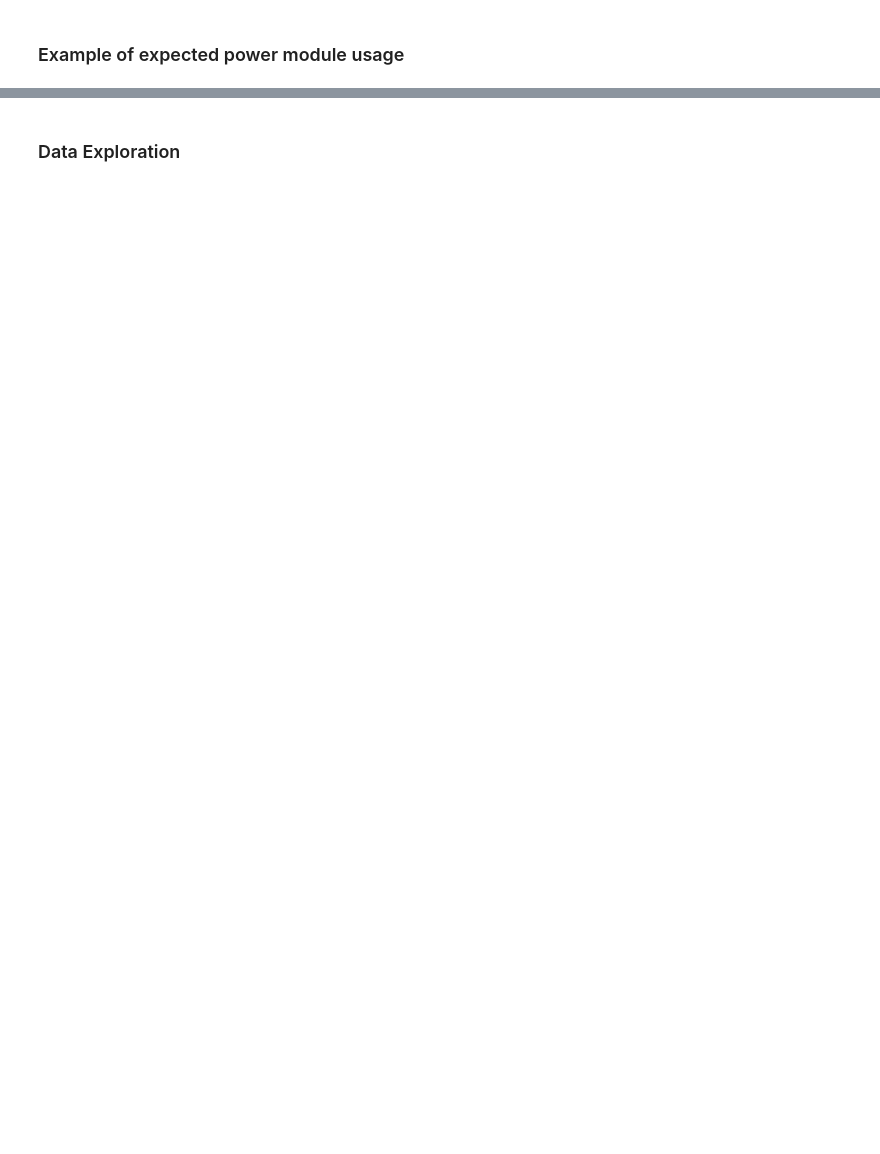
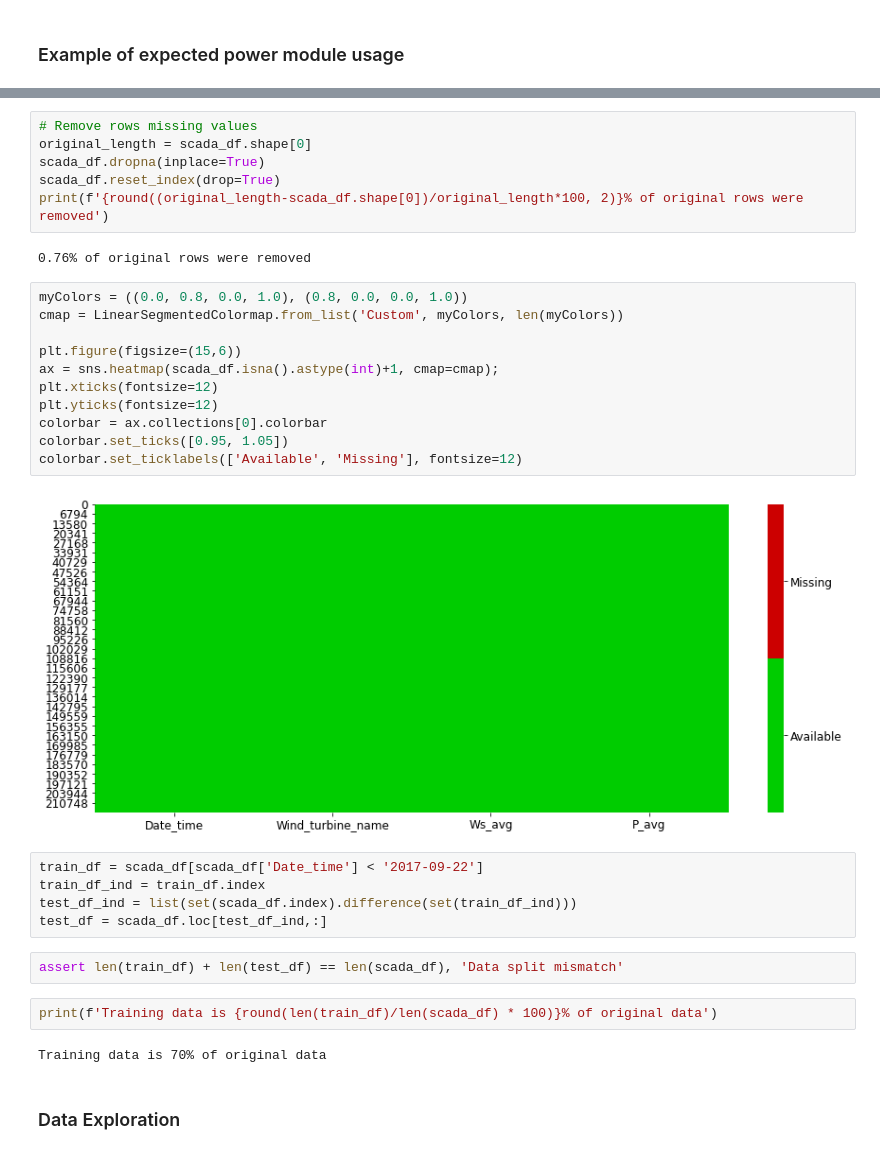
Before and after one commit to abbey2017/wind-energy-analytics, a Jupyter notebook: examples/expected_power_estimation/expected_power.ipynb, the cells around one changed output, grey strips where cells are left out. Drawn from its saved outputs; the diff is of its cells as text; blank space fills up the shorter version.

```diff
--- a/examples/expected_power_estimation/expected_power.ipynb
+++ b/examples/expected_power_estimation/expected_power.ipynb
@@ -24,3 +129,35 @@ test_df = pd.read_csv(r'../datasets/test_data.zip')
+# %%
+# Remove rows missing values
+original_length = scada_df.shape[0]
+scada_df.dropna(inplace=True)
+scada_df.reset_index(drop=True)
+print(f'{round((original_length-scada_df.shape[0])/original_length*100, 2)}% of original rows were removed')
+# %% [output]
+0.76% of original rows were removed
+# %%
+myColors = ((0.0, 0.8, 0.0, 1.0), (0.8, 0.0, 0.0, 1.0))
+cmap = LinearSegmentedColormap.from_list('Custom', myColors, len(myColors))
+
+plt.figure(figsize=(15,6))
+ax = sns.heatmap(scada_df.isna().astype(int)+1, cmap=cmap);
+plt.xticks(fontsize=12)
+plt.yticks(fontsize=12)
+colorbar = ax.collections[0].colorbar
+colorbar.set_ticks([0.95, 1.05])
+colorbar.set_ticklabels(['Available', 'Missing'], fontsize=12)
+# %% [output]
+[figure, added]
+# %%
+train_df = scada_df[scada_df['Date_time'] < '2017-09-22']
+train_df_ind = train_df.index
+test_df_ind = list(set(scada_df.index).difference(set(train_df_ind)))
+test_df = scada_df.loc[test_df_ind,:]
+# %%
+assert len(train_df) + len(test_df) == len(scada_df), 'Data split mismatch'
+# %%
+print(f'Training data is {round(len(train_df)/len(scada_df) * 100)}% of original data')
+# %% [output]
+Training data is 70% of original data
 # %% [markdown]
 ### Data Exploration
 # %%
```
Also changed, not shown: parts of 44 cells of this notebook, 1 other file.
